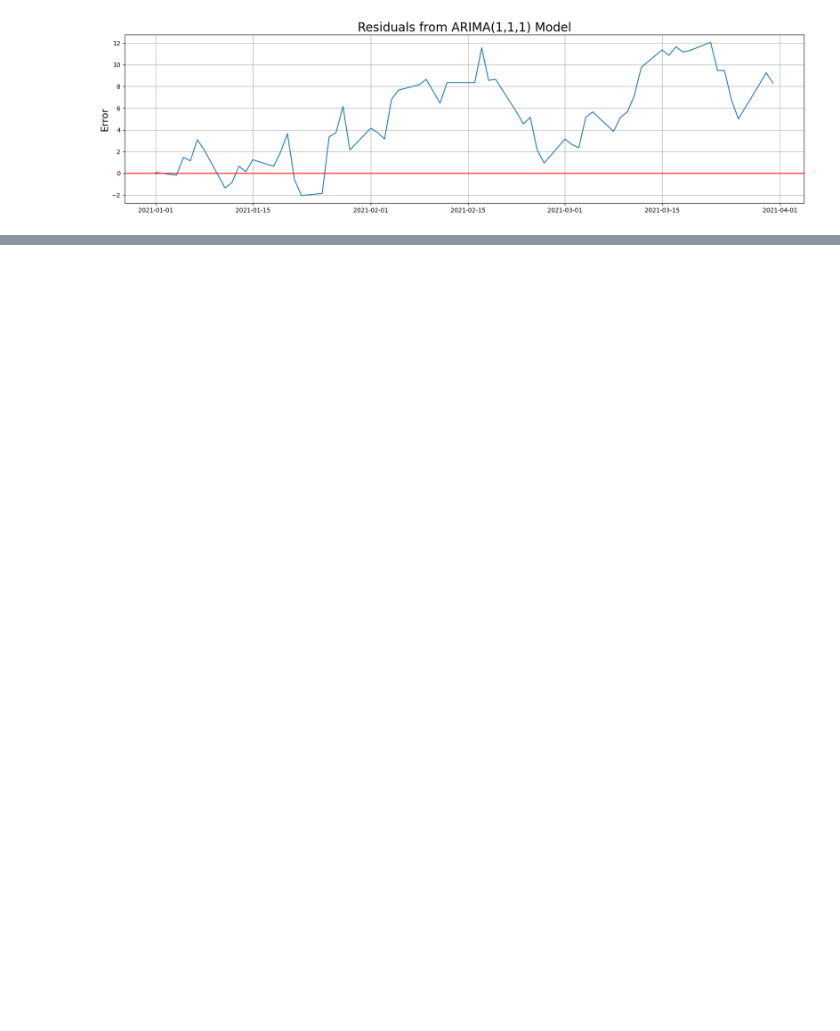
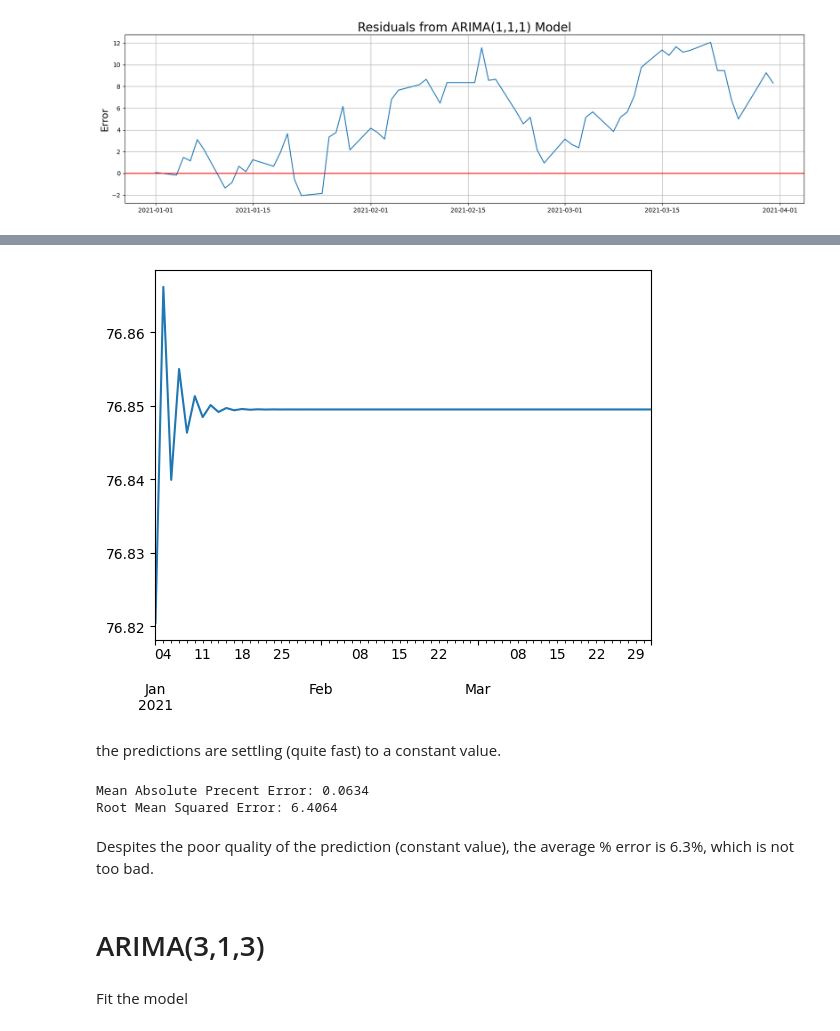
Before and after one commit to Ilvecho/Value-Investor, a Jupyter notebook: Project_5.ipynb, the cells around one changed output, grey strips where cells are left out. Cells and saved outputs as stored; diff of their text form; code cells hidden in the pictures; blank space fills up the shorter version.

```diff
--- a/Project_5.ipynb
+++ b/Project_5.ipynb
@@ -283,0 +300,19 @@ plt.show()
+# %%
+predictions.plot()
+plt.show()
+# %% [output]
+[figure, added]
+# %% [markdown]
+the predictions are settling (quite fast) to a constant value.
+# %%
+print('Mean Absolute Precent Error:', round(np.mean(abs(residuals/test_data)), 4))
+print('Root Mean Squared Error:', round(np.sqrt(np.mean(residuals**2)), 4))
+# %% [output]
+Mean Absolute Precent Error: 0.0634
+Root Mean Squared Error: 6.4064
+# %% [markdown]
+Despites the poor quality of the prediction (constant value), the average % error is 6.3%, which is not too bad.
+# %% [markdown]
+# ARIMA(3,1,3)
+# %% [markdown]
+Fit the model
```
Also changed, not shown: parts of 20 cells of this notebook.
